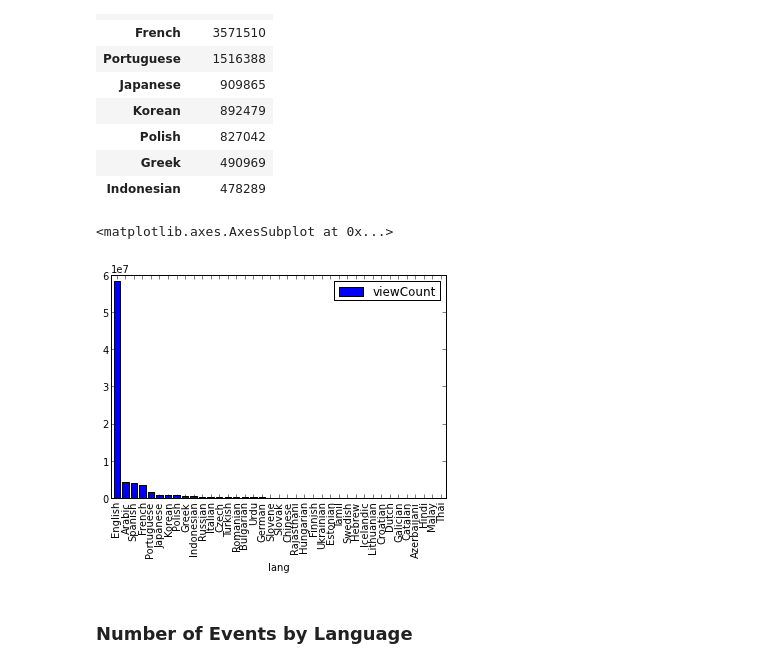
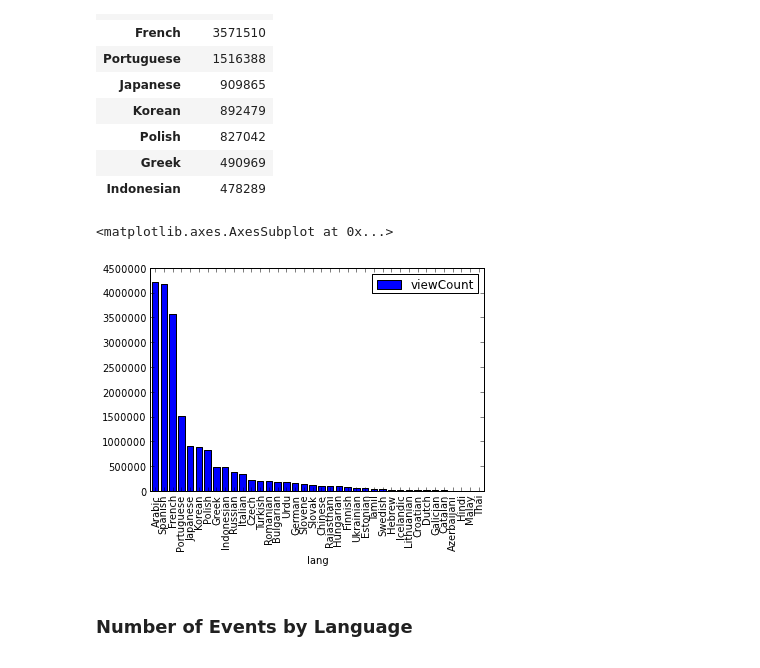
Before and after one commit to 96chan/All_about_TED_and_TEDx, a Jupyter notebook: All About TEDx.ipynb, the cells around one changed output. Cells and saved outputs as stored; diff of their text form; code cells hidden in the pictures.

Commit message:
Modified some charts without showing 'English' or 'United States' becase they are like outliers.

```diff
--- a/All About TEDx.ipynb
+++ b/All About TEDx.ipynb
@@ -340,10 +344,11 @@ tedx_df[tedx_df.viewCount!='-'][['viewCount', 'lang']].groupby('lang').sum().sor
 | Greek | 490969 |
 | Indonesian | 478289 |
 # %%
-tedx_df[tedx_df.viewCount!='-'][['viewCount', 'lang']].groupby('lang').sum().sort('viewCount', ascending=0).plot(kind="bar")
+tmp_tedx_df = tedx_df[tedx_df.lang!='English'].copy()
+tmp_tedx_df[tmp_tedx_df.viewCount!='-'][['viewCount', 'lang']].groupby('lang').sum().sort('viewCount', ascending=0).plot(kind="bar")
 # %% [output]
 <matplotlib.axes.AxesSubplot at 0x...>
-[figure, old version]
+[figure, new version]
 # %% [markdown]
 ### Number of Events by Language
 # %% [markdown]
```
Also changed, not shown: parts of 4 cells of this notebook.
